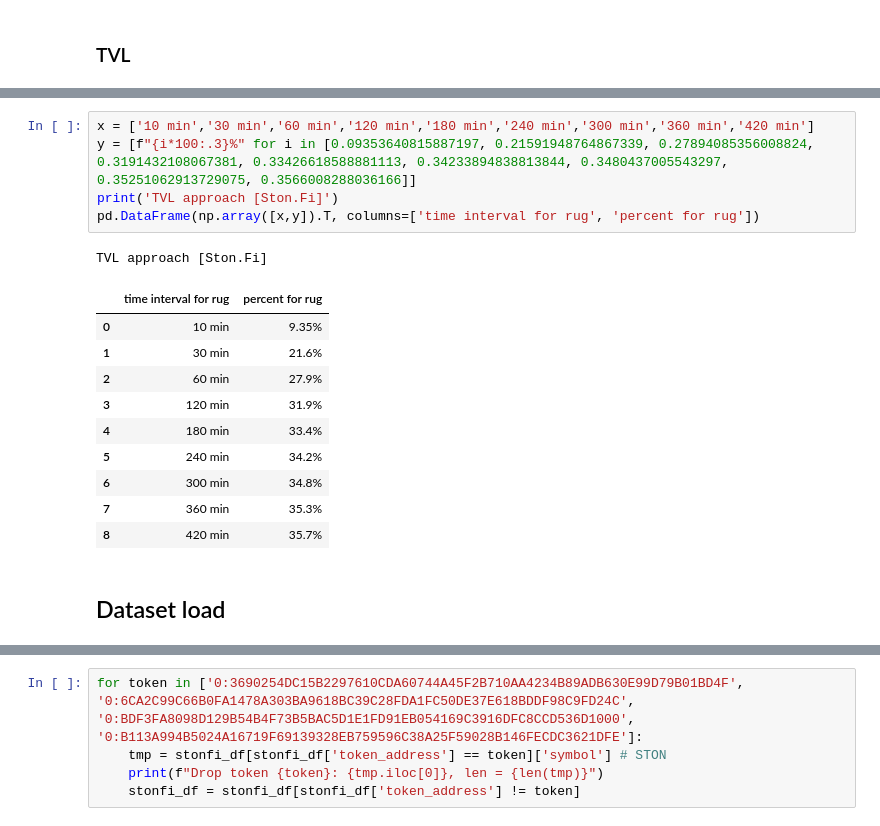
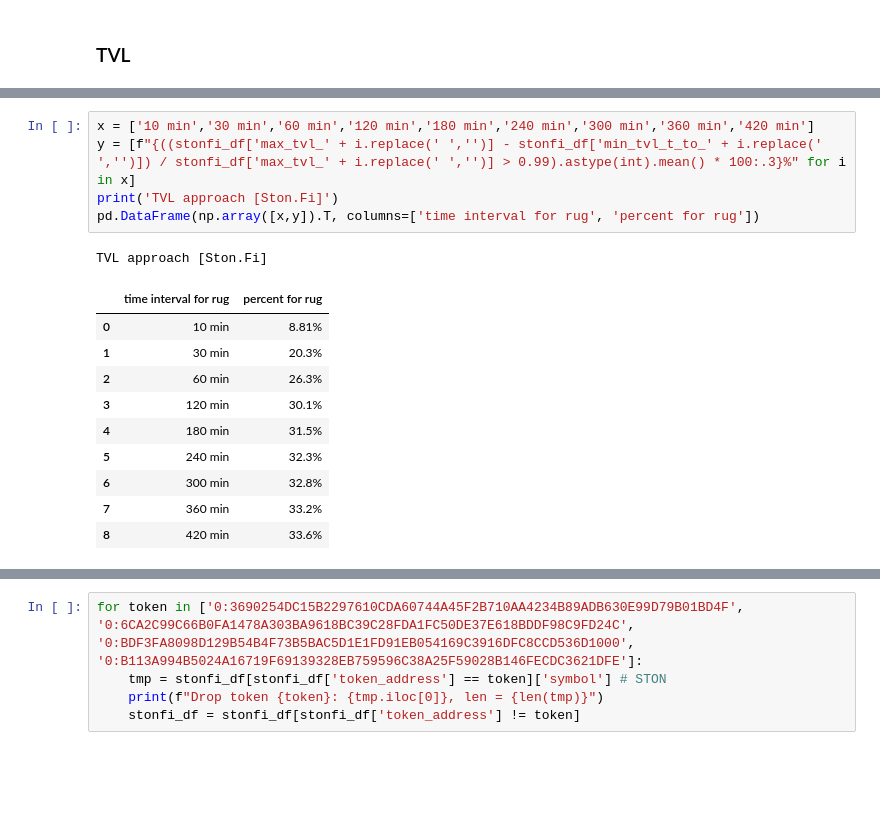
Before and after one commit to YaremusDima/diploma-master, a Jupyter notebook: learn.ipynb, the cells around one changed output, grey strips where cells are left out. Drawn from its saved outputs; the diff is of its cells as text; blank space fills up the shorter version.

```diff
--- a/learn.ipynb
+++ b/learn.ipynb
@@ -70,19 +140,17 @@ pd.DataFrame(np.array([x,y]).T, columns=['time interval for rug', 'percent for r
 # %%
 x = ['10 min','30 min','60 min','120 min','180 min','240 min','300 min','360 min','420 min']
-y = [f"{i*100:.3}%" for i in [0.09353640815887197, 0.21591948764867339, 0.27894085356008824, 0.3191432108067381, 0.33426618588881113, 0.34233894838813844, 0.3480437005543297, 0.35251062913729075, 0.3566008288036166]]
+y = [f"{((stonfi_df['max_tvl_' + i.replace(' ','')] - stonfi_df['min_tvl_t_to_' + i.replace(' ','')]) / stonfi_df['max_tvl_' + i.replace(' ','')] > 0.99).astype(int).mean() * 100:.3}%" for i in x]
 print('TVL approach [Ston.Fi]')
 pd.DataFrame(np.array([x,y]).T, columns=['time interval for rug', 'percent for rug'])
 # %% [output]
 TVL approach [Ston.Fi]
 |  | time interval for rug | percent for rug |
-| 0 | 10 min | 9.35% |
-| 1 | 30 min | 21.6% |
-| 2 | 60 min | 27.9% |
-| 3 | 120 min | 31.9% |
-| 4 | 180 min | 33.4% |
-| 5 | 240 min | 34.2% |
-| 6 | 300 min | 34.8% |
-| 7 | 360 min | 35.3% |
-| 8 | 420 min | 35.7% |
+| 0 | 10 min | 8.81% |
+| 1 | 30 min | 20.3% |
+| 2 | 60 min | 26.3% |
+| 3 | 120 min | 30.1% |
+| 4 | 180 min | 31.5% |
+| 5 | 240 min | 32.3% |
+| 6 | 300 min | 32.8% |
+| 7 | 360 min | 33.2% |
+| 8 | 420 min | 33.6% |
-# %% [markdown]
-## Dataset load
```
Also changed, not shown: parts of 77 cells of this notebook.
